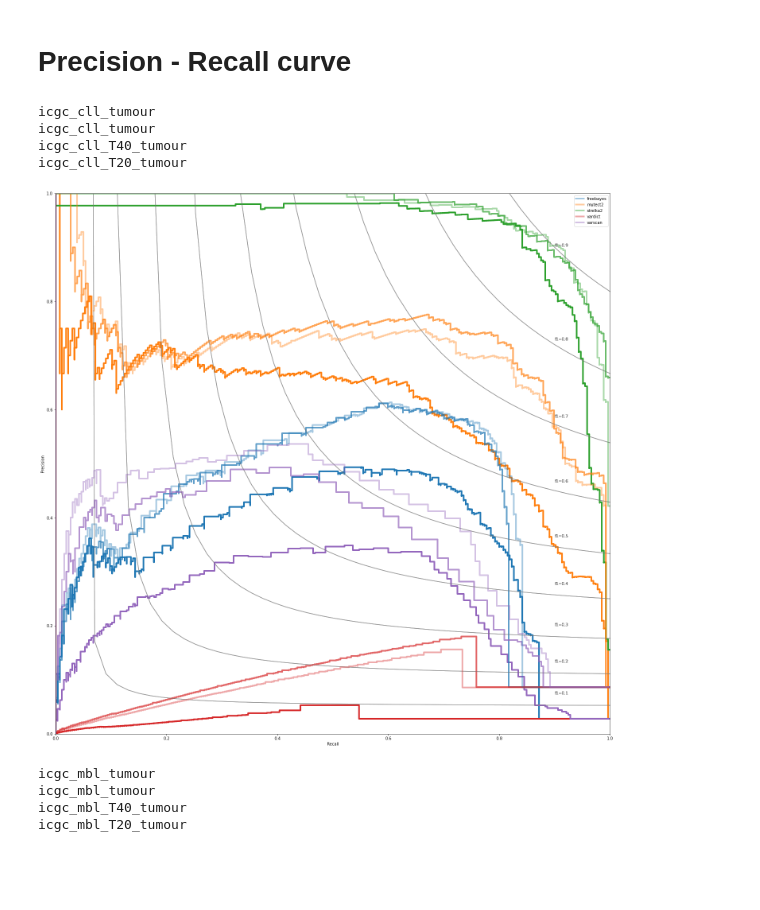
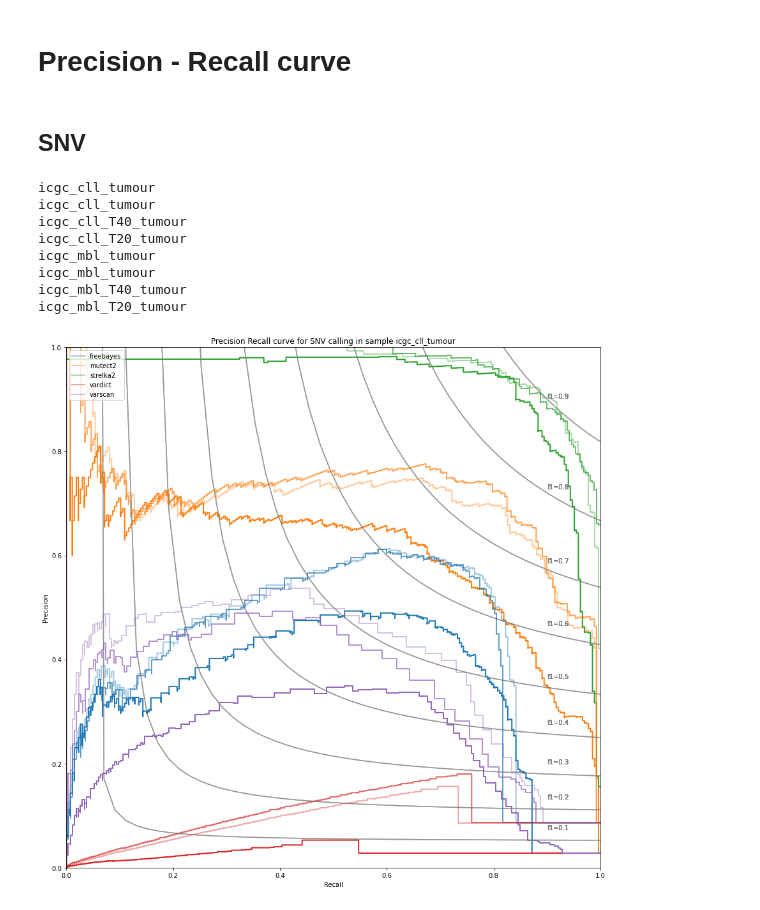
Before and after one commit to hanaecarrie/cfdna_snv_benchmark, a Jupyter notebook: notebooks/tissue_biopsy_benchmark.ipynb, the cells around one changed output. Cells and saved outputs as stored; diff of their text form; code cells hidden in the pictures; blank space fills up the shorter version.

Commit message:
[update]: benchmark figures

```diff
--- a/notebooks/tissue_biopsy_benchmark.ipynb
+++ b/notebooks/tissue_biopsy_benchmark.ipynb
@@ -118,3 +39,5 @@ color_dict = {config.methods[i]: config.colors[i] for i in range(len(config.meth
+# %% [markdown]
+## SNV
 # %%
 vcf_path = os.path.join(*config.tissuebenchmark, "snv-smurf-test20-v7-new5-maxdepth-2.tsv")
 vcf_samples = pd.read_csv(vcf_path, sep='\t')
@@ -124,38 +47,38 @@ for sample in samples:
     print(sample)
     sample_fractions = ['_'.join(sample.split('_')[:-1]) + f + '_'+ sample.split('_')[-1] for f in fraction_list]
     alpha_dict = {sample_fractions[i]: 1-0.3*i for i in range(len(fraction_list))}
-    fig, ax = plt.subplots(figsize=(25,25))
+    fig, ax = plt.subplots(figsize=(15,15))
     for s in sample_fractions:
         print(s)
         vcf_sample = vcf_samples[vcf_samples['Sample_Name'] == s]
         vcf_sample.reset_index(inplace=True)
         vcf_sample['CHROM_POS'] = vcf_sample['X.CHROM'].astype('str').str.cat(vcf_sample['POS'].astype('str'), sep="_")
         vcf_sample.set_index('CHROM_POS', inplace=True)
         vcf_sample['mutect2_score'] = vcf_sample['m2_TLOD']
         vcf_sample['freebayes_score'] = vcf_sample['f_ODDS']
         vcf_sample['strelka2_score'] = vcf_sample['s2_SomaticEVS']
         vcf_sample['varscan_score'] = vcf_sample['vs_SSC']
         vcf_sample['vardict_score'] = vcf_sample['vd_SSF']
 
         for method in config.methods:
             df_sample_method = vcf_sample[[method+'_score', 'TRUTH']]
             df_sample_method[method + '_score'].fillna(0, inplace=True)
             #print(method)
             #print(df_sample_method[method + '_score'].describe())
             precision, recall, thresholds = precision_recall_curve(df_sample_method['TRUTH'], df_sample_method[method + '_score'])
             f1 = f1_score(vcf_sample['TRUTH'], vcf_sample['FILTER_'+method[0].upper()+method[1:]])
-            plot_pr_curve(precision, recall, estimator_name=method, f1_score=None, figax=(fig, ax), kwargs={'color':color_dict[method], 'alpha':alpha_dict[s], 'lw':4})
+            plot_pr_curve(precision, recall, estimator_name=method, f1_score=None, figax=(fig, ax), kwargs={'color':color_dict[method], 'alpha':alpha_dict[s], 'lw':2})
     handles, labels = plt.gca().get_legend_handles_labels()
     by_label = dict(zip(labels, handles))
     plt.legend(by_label.values(), by_label.keys())
-    plt.show()
+    plt.title("Precision Recall curve for SNV calling in sample {}".format(sample))
 # %% [output]
 icgc_cll_tumour
 icgc_cll_tumour
 icgc_cll_T40_tumour
 icgc_cll_T20_tumour
+icgc_mbl_tumour
+icgc_mbl_tumour
+icgc_mbl_T40_tumour
+icgc_mbl_T20_tumour
-[figure, old version]
+[figure, new version]
-icgc_mbl_tumour
-icgc_mbl_tumour
-icgc_mbl_T40_tumour
-icgc_mbl_T20_tumour
```
Also changed, not shown: parts of 8 cells of this notebook, 2 other files.
